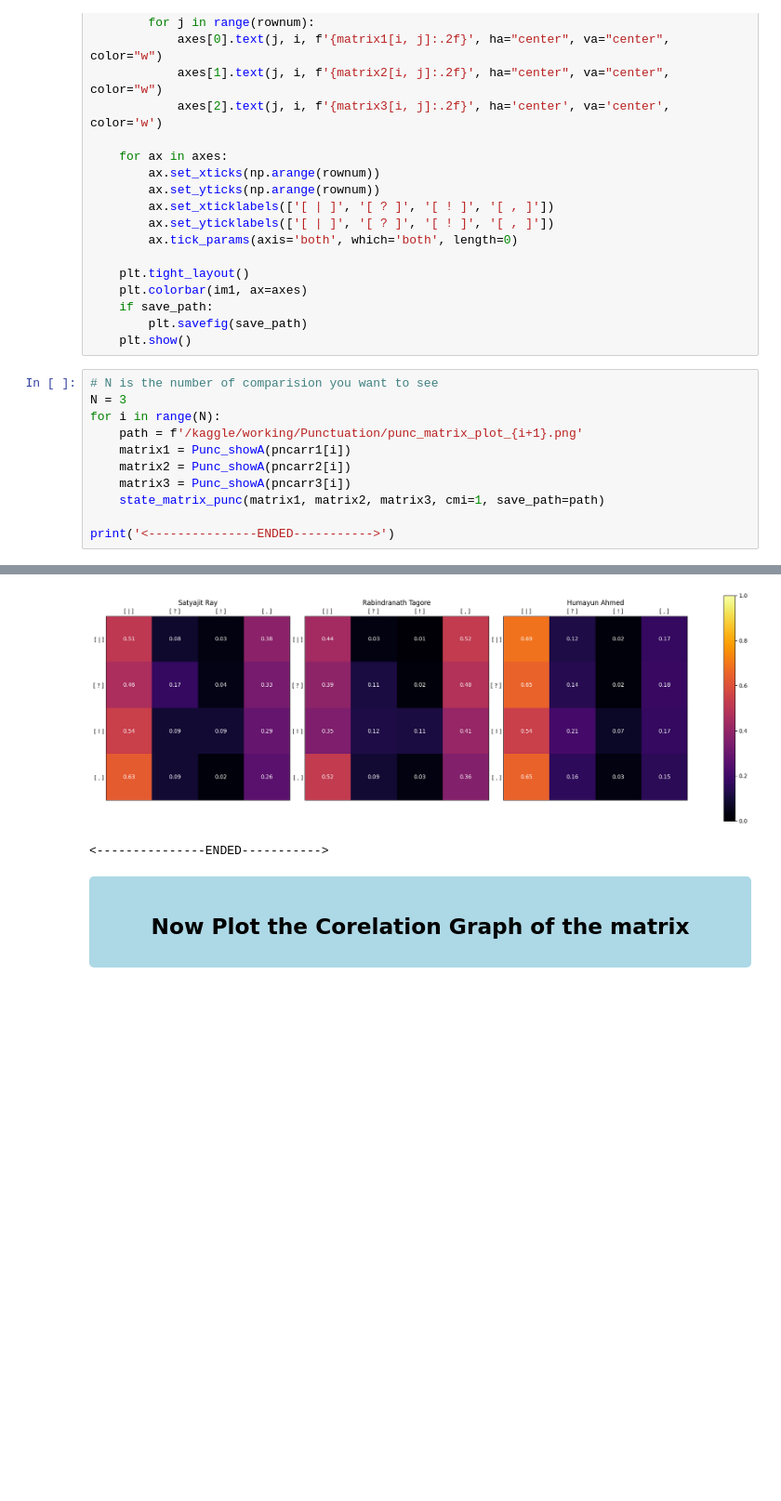
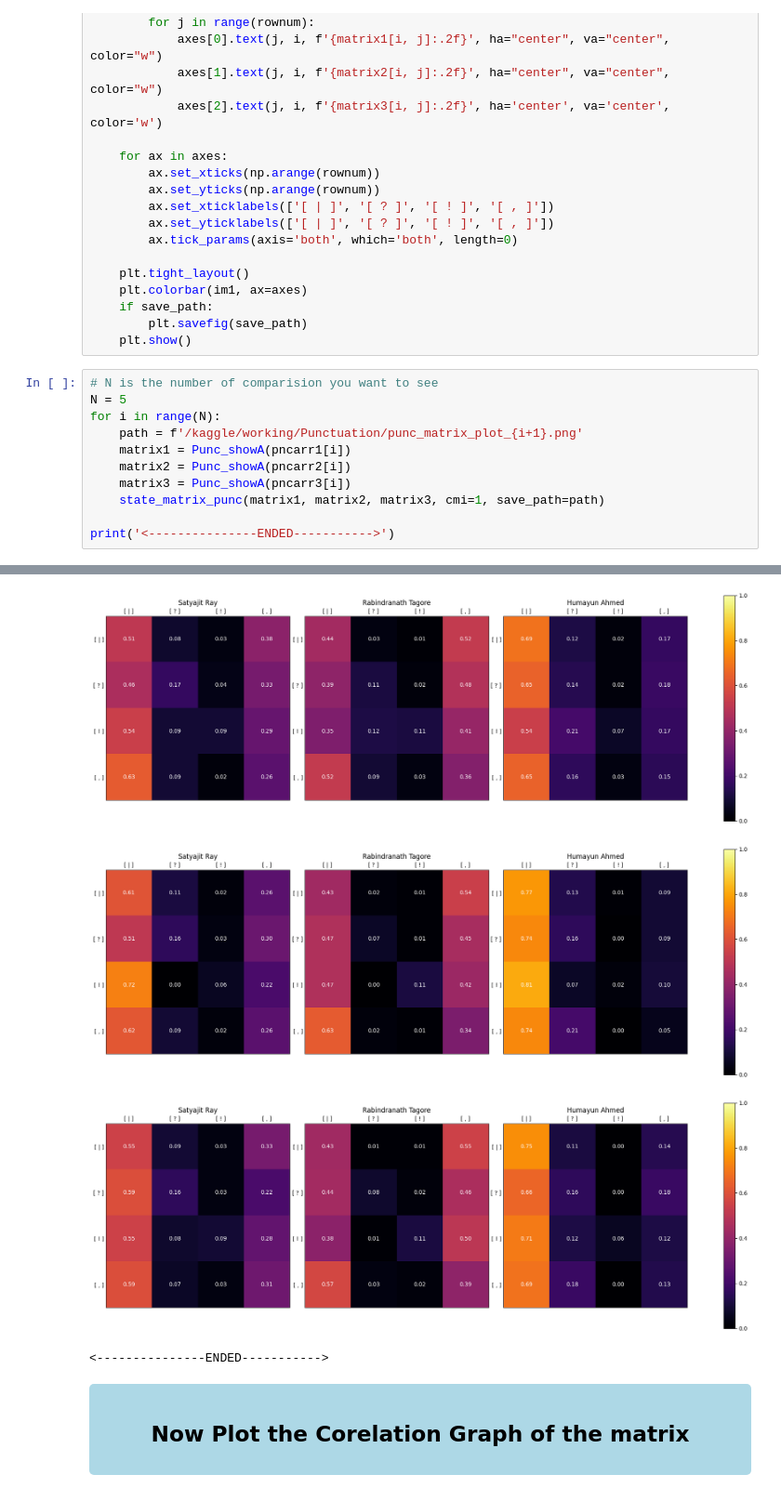
Before and after one commit to oitik/Harun-SIr, a Jupyter notebook: paper3-code-final.ipynb, the cells around one changed output, grey strips where cells are left out. Shown at 93% size. Saved outputs shown, nothing was run; the diff lists cells and outputs as text; blank space fills up the shorter version.

```diff
--- a/paper3-code-final.ipynb
+++ b/paper3-code-final.ipynb
@@ -1606,19 +1631,21 @@ def state_matrix_punc(mat1, mat2, mat3, cmi = 1, save_path = None):
     plt.show()
 # %%
 # N is the number of comparision you want to see
-N = 3
+N = 5
 for i in range(N):
     path = f'/kaggle/working/Punctuation/punc_matrix_plot_{i+1}.png'
     matrix1 = Punc_showA(pncarr1[i])
     matrix2 = Punc_showA(pncarr2[i])
     matrix3 = Punc_showA(pncarr3[i])
     state_matrix_punc(matrix1, matrix2, matrix3, cmi=1, save_path=path)
 
 print('<---------------ENDED----------->')
 # %% [output]
 [figure]
 [figure]
 [figure]
+[figure, added]
+[figure, added]
 <---------------ENDED----------->
 # %% [markdown]
 <div style="text-align: center; background-color: lightblue;padding: 15px; border-radius: 5px; margin-bottom: 10px;">
```
Also changed, not shown: parts of 11 cells of this notebook.
